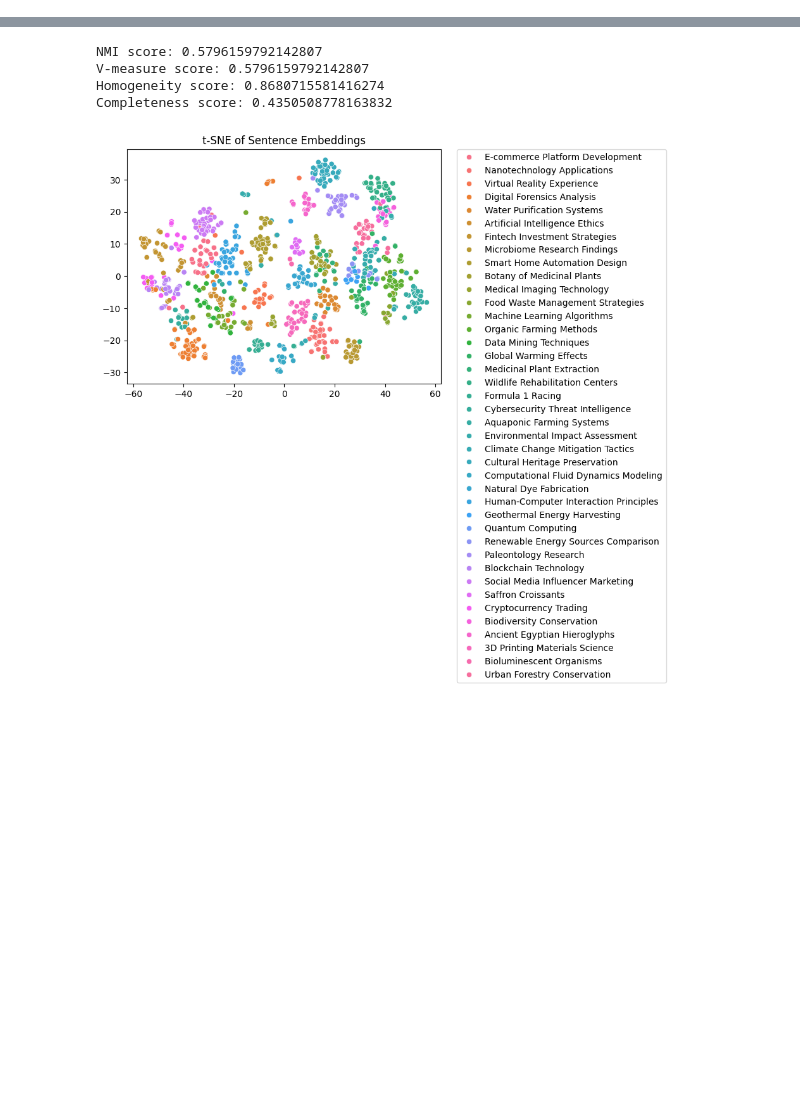
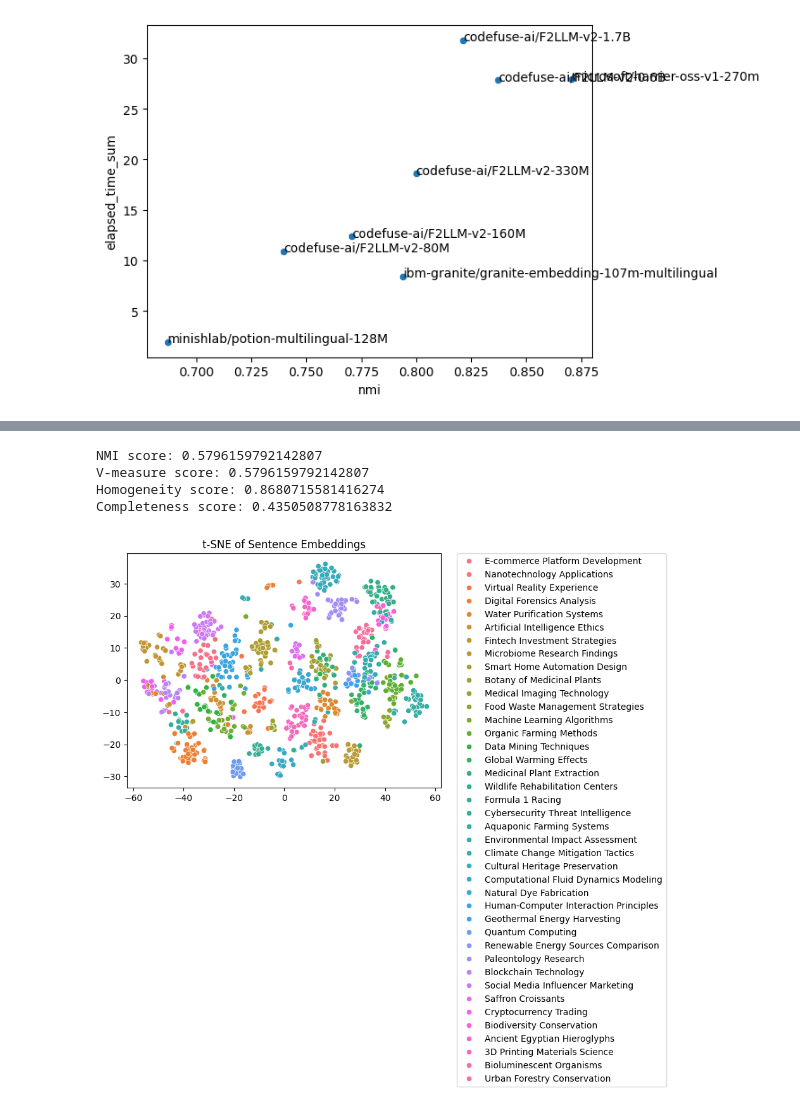
Before and after one commit to lea11100/textClust, a Jupyter notebook: experiments/model_selection/playground.ipynb, the cells around one changed output, grey strips where cells are left out. Drawn from its saved outputs; the diff is of its cells as text; code cells hidden in the pictures; blank space fills up the shorter version.

```diff
--- a/experiments/playground.ipynb
+++ b/experiments/model_selection/playground.ipynb
@@ -4,7 +4,7 @@ import pandas as pd
 
 data = []
 
-file = "examples/data/Semantic40-T.json"
+file = "../../examples/data/Semantic40-T.json"
 with open(file, "r") as f:
     # While not end of file
     for l in f:      # If end of file, break
@@ -25,5 +15,0 @@ df.head()
-# %%
-from sentence_transformers import SentenceTransformer
-
-transformer = SentenceTransformer("sentence-transformers/paraphrase-MiniLM-L3-v2", device="mps")
-embeddings = transformer.encode(df["tweets"].tolist(), show_progress_bar=True)
@@ -32,0 +116,26 @@ KeyboardInterrupt:
+# %%
+import time
+from sentence_transformers import SentenceTransformer
+
+models = lb_df["Model"].values
+
+results = []
+
+for model_name in models:
+    try:
+        print("Testing: "+ model_name)
+        transformer = SentenceTransformer(model_name, device="cuda")
+        start_time = time.time()
+        embeddings = transformer.encode(df["tweets"].tolist(), show_progress_bar=True)
+        end_time = time.time()
+
+        elapsed_time = end_time - start_time
+        result = k_means(embeddings, n_clusters = 40)
+        result["model_name"] = model_name
+        result["elapsed_time_embeddings"] = elapsed_time
+        result["elapsed_time_sum"] = result["elapsed_time_embeddings"] + result["elapsed_time_k_means"]
+
+        results.append(result)
+    except Exception as ex:
+        print("Failed: "+ model_name)
+        print(ex)
@@ -32,0 +163,3 @@ KeyboardInterrupt:
+# %%
+df = pd.DataFrame(results)
+df.head()
@@ -33,3 +173,11 @@ KeyboardInterrupt:
+# %%
+import seaborn as sns
+ax = sns.scatterplot(df, x = "nmi", y = "elapsed_time_sum")
+
+for _, row in df.iterrows():
+    ax.text(x=row["nmi"], y=row["elapsed_time_sum"], s=row["model_name"])
+# %% [output]
+[figure, added]
 # %%
 # Try k-means clustering
 from sklearn.cluster import KMeans
```
Also changed, not shown: parts of 9 cells of this notebook, 12 other files.
